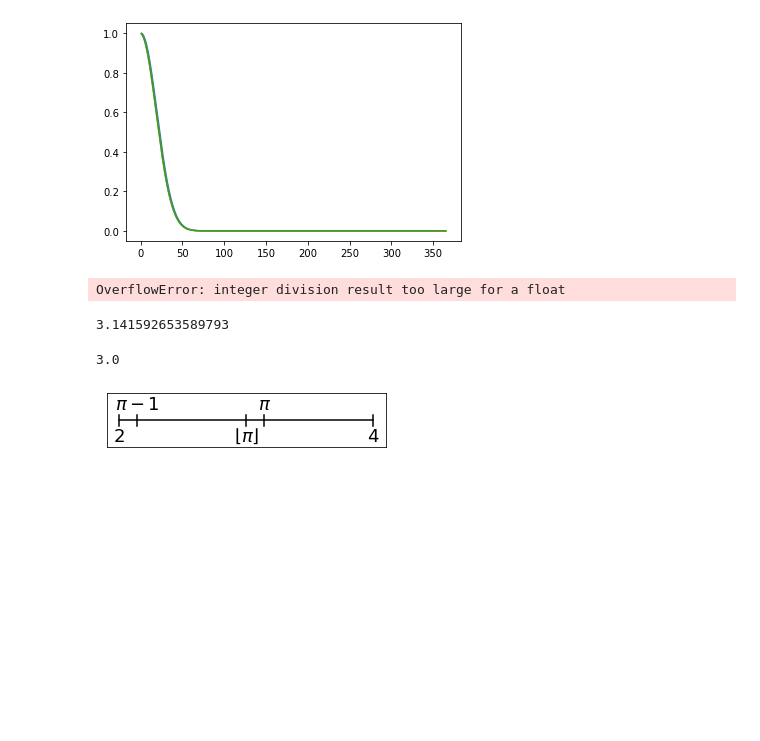
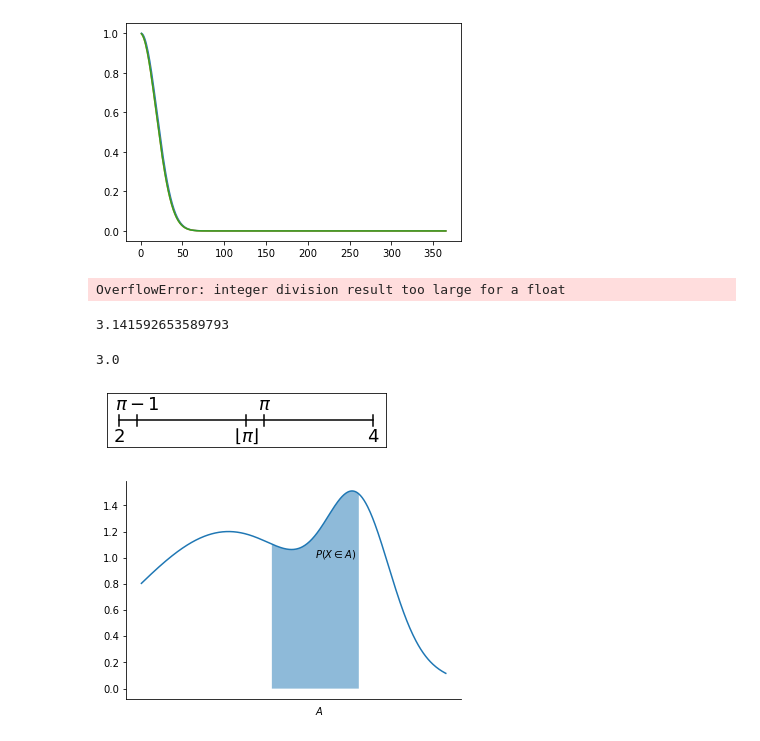
Before and after one commit to dariomalchiodi/sds, a Jupyter notebook: sds/notebooks.ipynb, the cells around one changed output. Drawn from its saved outputs; the diff is of its cells as text; code cells hidden in the pictures; blank space fills up the shorter version.

```diff
--- a/sds/notebooks.ipynb
+++ b/sds/notebooks.ipynb
@@ -345,3 +345,36 @@ plt.ylim([-.5, .5])
 plt.show()
 # %% [output]
 [figure]
+# %%
+import matplotlib.pyplot as plt
+import numpy as np
+
+# plt.rcParams.update({
+#     'font.size': 8,
+#     'text.usetex': True,
+#     'text.latex.preamble': r'\usepackage{amsfonts}'
+# })
+
+def pdf(x):
+    return 1.2 * np.exp(-.1*(x)**2) + np.exp(-(x-3)**2)
+
+fig, ax = plt.subplots()
+x = np.linspace(-2, 5, 500)
+y = pdf(x)
+
+x_filled = np.linspace(1, 3, 500)
+y_filled = pdf(x_filled)
+
+ax.fill_between(x_filled, y_filled, alpha=0.5)
+ax.plot(x, y)
+
+ax.text(2, -.2, r'$A$')
+ax.text(2, 1, '$P(X \\in A)$')
+
+ax.spines.right.set_visible(False)
+ax.spines.top.set_visible(False)
+
+plt.xticks([])
+fig.show()
+# %% [output]
+[figure, added]
```
Also changed, not shown: 5 other files.
